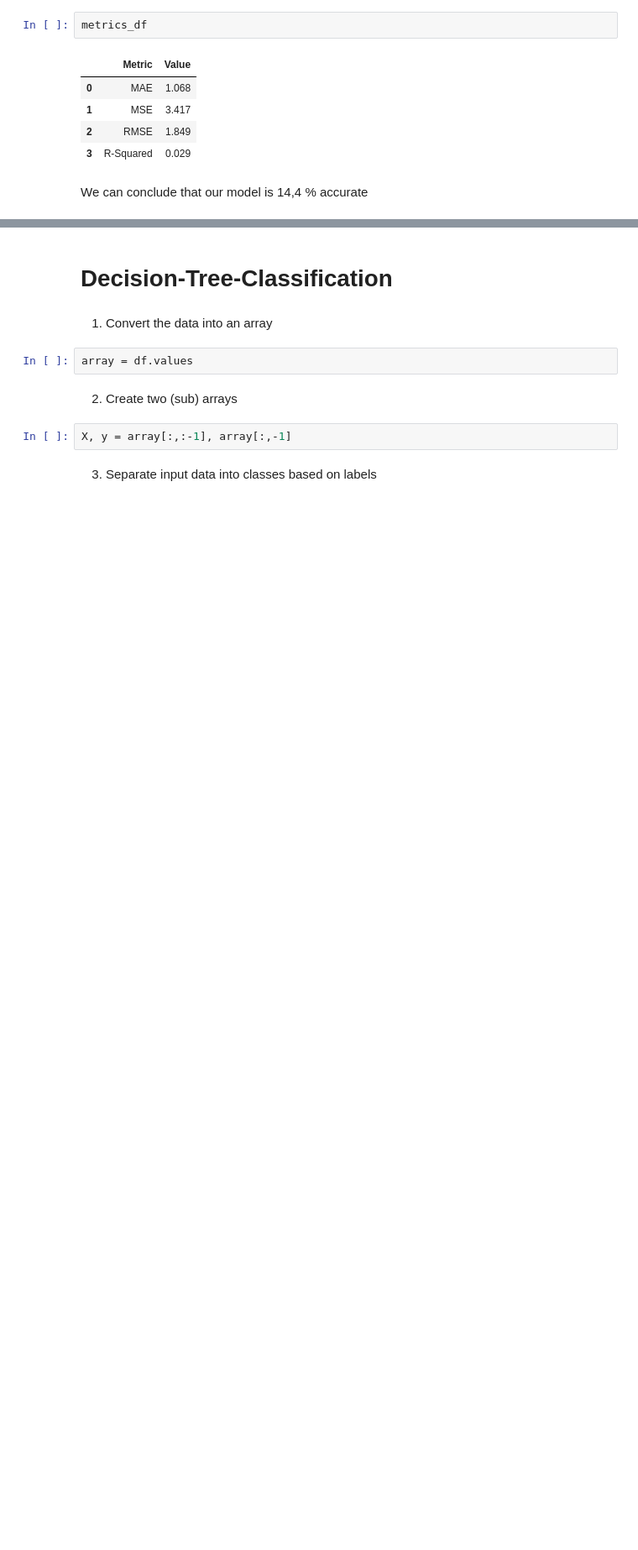
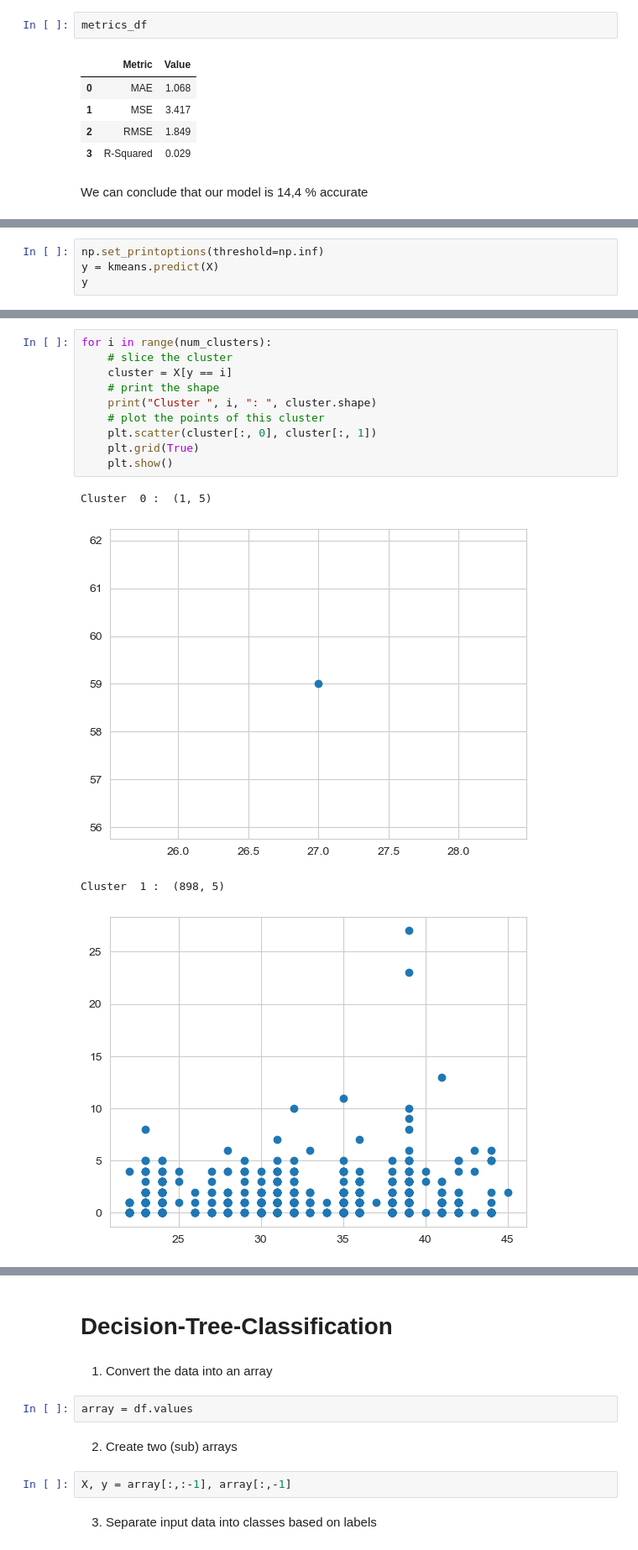
Before and after one commit to AhmadAlkaseb/BI, a Jupyter notebook: MiniProjekt 4/MiniProjekt4v2.ipynb, the cells around one changed output, grey strips where cells are left out. Shown at 84% size. Drawn from its saved outputs; the diff is of its cells as text; blank space fills up the shorter version.

```diff
--- a/MiniProjekt 4/MiniProjekt4v2.ipynb
+++ b/MiniProjekt 4/MiniProjekt4v2.ipynb
@@ -566,0 +684,4 @@ We can conclude that our model is 14,4 % accurate
+# %%
+np.set_printoptions(threshold=np.inf)
+y = kmeans.predict(X)
+y
@@ -566,0 +726,15 @@ We can conclude that our model is 14,4 % accurate
+# %%
+for i in range(num_clusters):
+    # slice the cluster
+    cluster = X[y == i]
+    # print the shape
+    print("Cluster ", i, ": ", cluster.shape)
+    # plot the points of this cluster
+    plt.scatter(cluster[:, 0], cluster[:, 1])
+    plt.grid(True)
+    plt.show()
+# %% [output]
+Cluster  0 :  (1, 5)
+[figure, added]
+Cluster  1 :  (898, 5)
+[figure, added]
```
Also changed, not shown: parts of 36 cells of this notebook, 2 other files.
